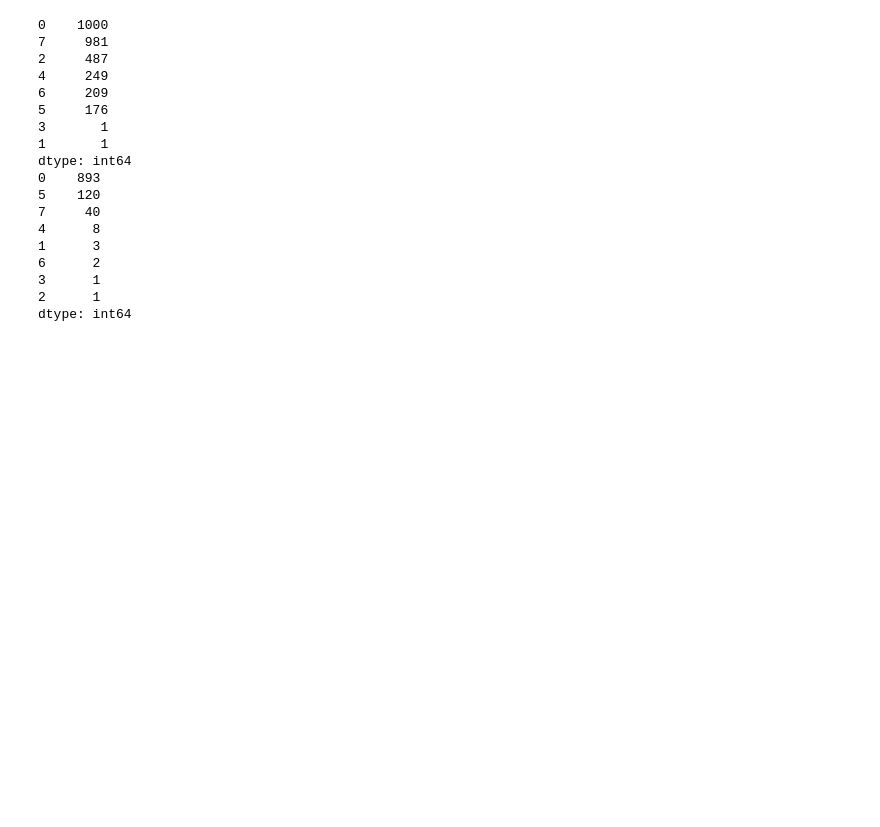
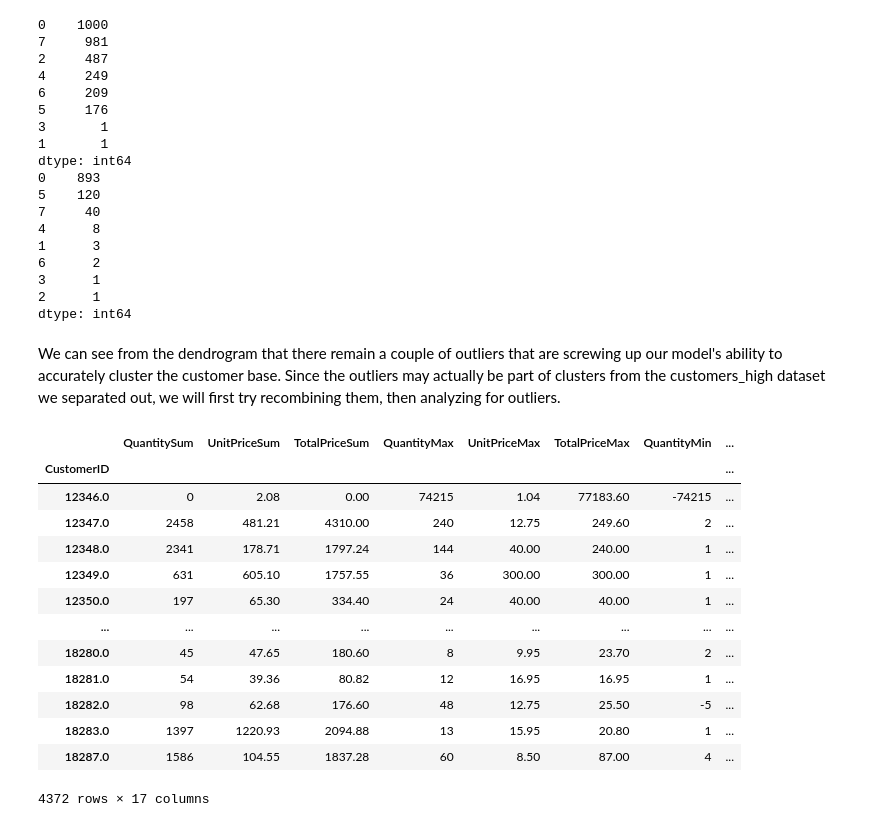
Before and after one commit to cobyoram/python-for-data-scientists, a Jupyter notebook: Unsupervised_challenge_2.ipynb, the cells around one changed output. Saved outputs shown, nothing was run; the diff lists cells and outputs as text; code cells hidden in the pictures; blank space fills up the shorter version.

```diff
--- a/Unsupervised_challenge_2.ipynb
+++ b/Unsupervised_challenge_2.ipynb
@@ -408,0 +401,21 @@ for method in methods:
+# %% [markdown]
+We can see from the dendrogram that there remain a couple of outliers that are screwing up our model's ability to accurately cluster the customer base. Since the outliers may actually be part of clusters from the customers_high dataset we separated out, we will first try recombining them, then analyzing for outliers.
+# %%
+X = customers[feature_columns]
+X['Country_United Kingdom'] = np.where(customers['Country'] == 'United Kingdom', 1, 0)
+X
+# %% [output]
+|  | QuantitySum | UnitPriceSum | TotalPriceSum | QuantityMax | UnitPriceMax | TotalPriceMax | QuantityMin | ... |
+| CustomerID |  |  |  |  |  |  |  | ... |
+| 12346.0 | 0 | 2.08 | 0.00 | 74215 | 1.04 | 77183.60 | -74215 | ... |
+| 12347.0 | 2458 | 481.21 | 4310.00 | 240 | 12.75 | 249.60 | 2 | ... |
+| 12348.0 | 2341 | 178.71 | 1797.24 | 144 | 40.00 | 240.00 | 1 | ... |
+| 12349.0 | 631 | 605.10 | 1757.55 | 36 | 300.00 | 300.00 | 1 | ... |
+| 12350.0 | 197 | 65.30 | 334.40 | 24 | 40.00 | 40.00 | 1 | ... |
+| ... | ... | ... | ... | ... | ... | ... | ... | ... |
+| 18280.0 | 45 | 47.65 | 180.60 | 8 | 9.95 | 23.70 | 2 | ... |
+| 18281.0 | 54 | 39.36 | 80.82 | 12 | 16.95 | 16.95 | 1 | ... |
+| 18282.0 | 98 | 62.68 | 176.60 | 48 | 12.75 | 25.50 | -5 | ... |
+| 18283.0 | 1397 | 1220.93 | 2094.88 | 13 | 15.95 | 20.80 | 1 | ... |
+| 18287.0 | 1586 | 104.55 | 1837.28 | 60 | 8.50 | 87.00 | 4 | ... |
+4372 rows × 17 columns
```
Also changed, not shown: parts of 1 cell of this notebook, 1 other file.
